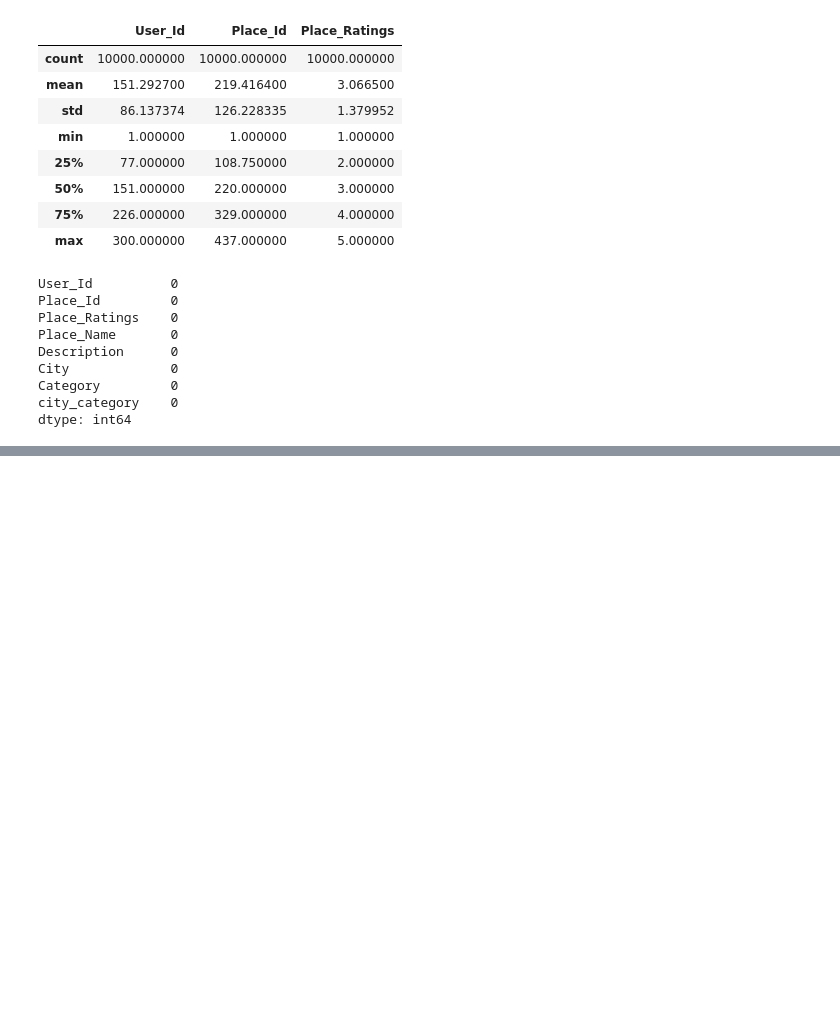
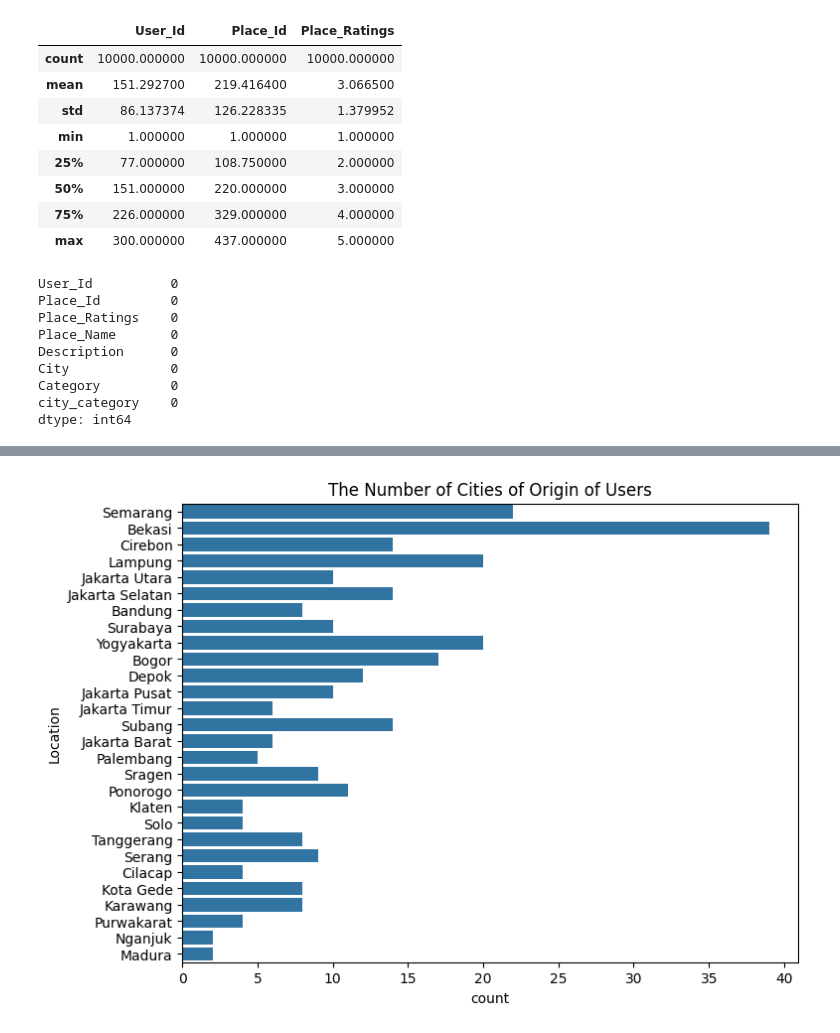
Before and after one commit to BBhavya02/Travel-System, a Jupyter notebook: trs.ipynb, the cells around one changed output, grey strips where cells are left out. Cells and saved outputs as stored; diff of their text form; code cells hidden in the pictures; blank space fills up the shorter version.

```diff
--- a/trs.ipynb
+++ b/trs.ipynb
@@ -207,0 +284,8 @@ dtype: int64
+# %%
+City_of_Origin= user['Location'].apply(lambda x : x.split(',')[0])
+plt.figure(figsize=(8,6))
+sns.countplot(y=City_of_Origin)
+plt.title('The Number of Cities of Origin of Users')
+plt.show()
+# %% [output]
+[figure, added]
```
Also changed, not shown: parts of 15 cells of this notebook.
